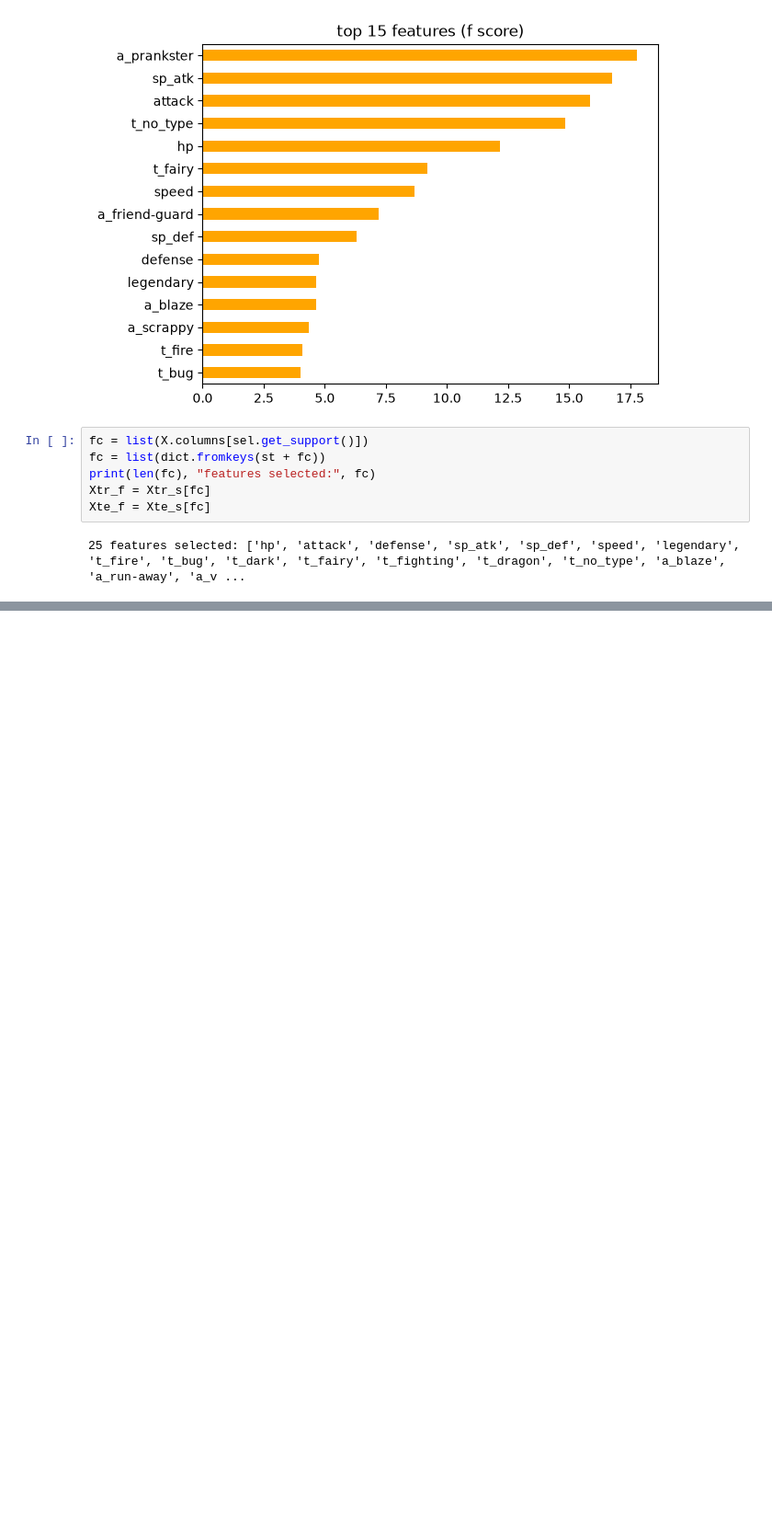
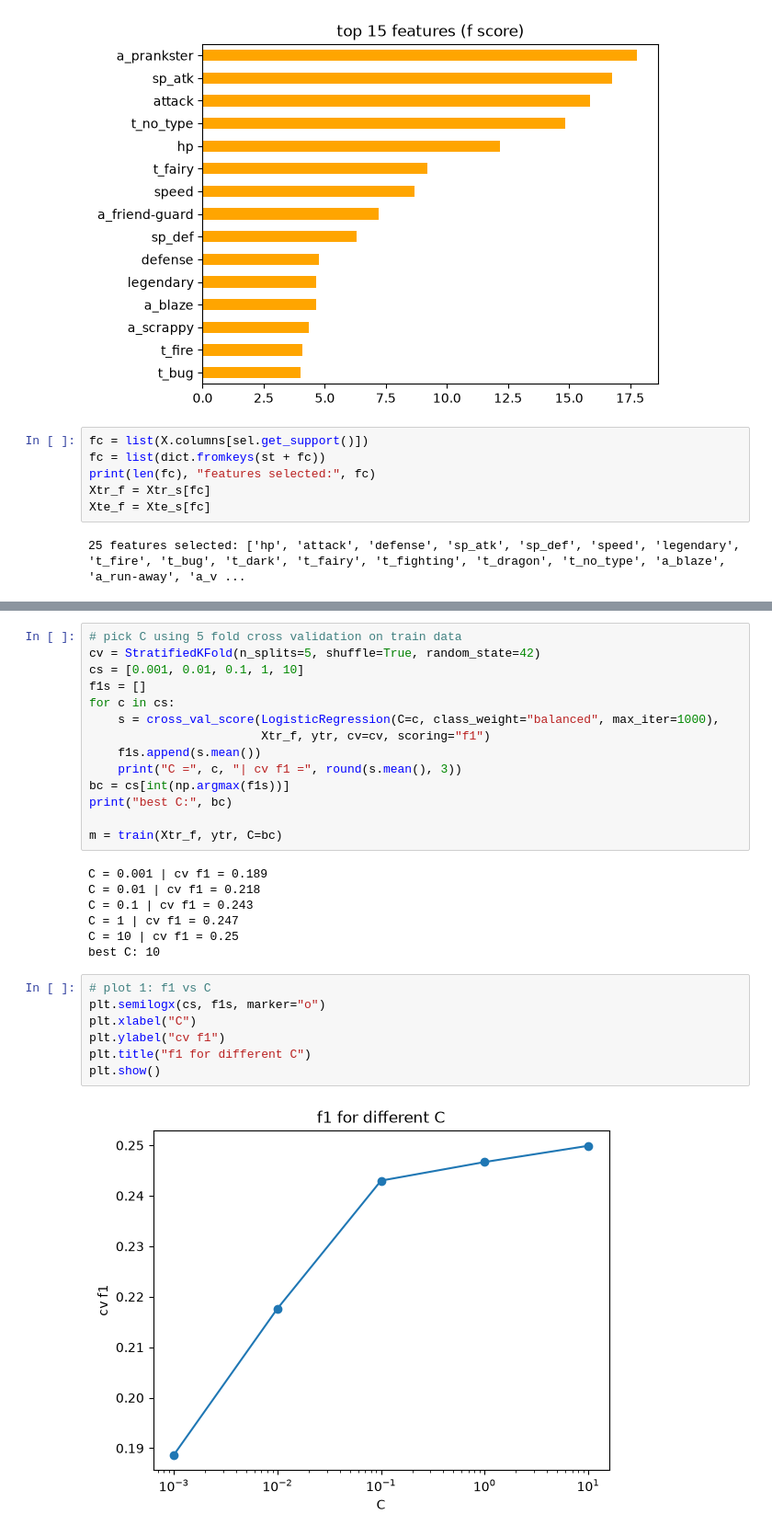
Before and after one commit to 2026dab1297-dotcom/vgc-meta-predictor, a Jupyter notebook: code/main.ipynb, the cells around one changed output, grey strips where cells are left out. Shown at 92% size. Cells and saved outputs as stored; diff of their text form; blank space fills up the shorter version.

```diff
--- a/code/main.ipynb
+++ b/code/main.ipynb
@@ -238,0 +264,30 @@ Xte_f = Xte_s[fc]
+# %%
+# pick C using 5 fold cross validation on train data
+cv = StratifiedKFold(n_splits=5, shuffle=True, random_state=42)
+cs = [0.001, 0.01, 0.1, 1, 10]
+f1s = []
+for c in cs:
+    s = cross_val_score(LogisticRegression(C=c, class_weight="balanced", max_iter=1000),
+                        Xtr_f, ytr, cv=cv, scoring="f1")
+    f1s.append(s.mean())
+    print("C =", c, "| cv f1 =", round(s.mean(), 3))
+bc = cs[int(np.argmax(f1s))]
+print("best C:", bc)
+
+m = train(Xtr_f, ytr, C=bc)
+# %% [output]
+C = 0.001 | cv f1 = 0.189
+C = 0.01 | cv f1 = 0.218
+C = 0.1 | cv f1 = 0.243
+C = 1 | cv f1 = 0.247
+C = 10 | cv f1 = 0.25
+best C: 10
+# %%
+# plot 1: f1 vs C
+plt.semilogx(cs, f1s, marker="o")
+plt.xlabel("C")
+plt.ylabel("cv f1")
+plt.title("f1 for different C")
+plt.show()
+# %% [output]
+[figure, added]
```
Also changed, not shown: parts of 6 cells of this notebook.
